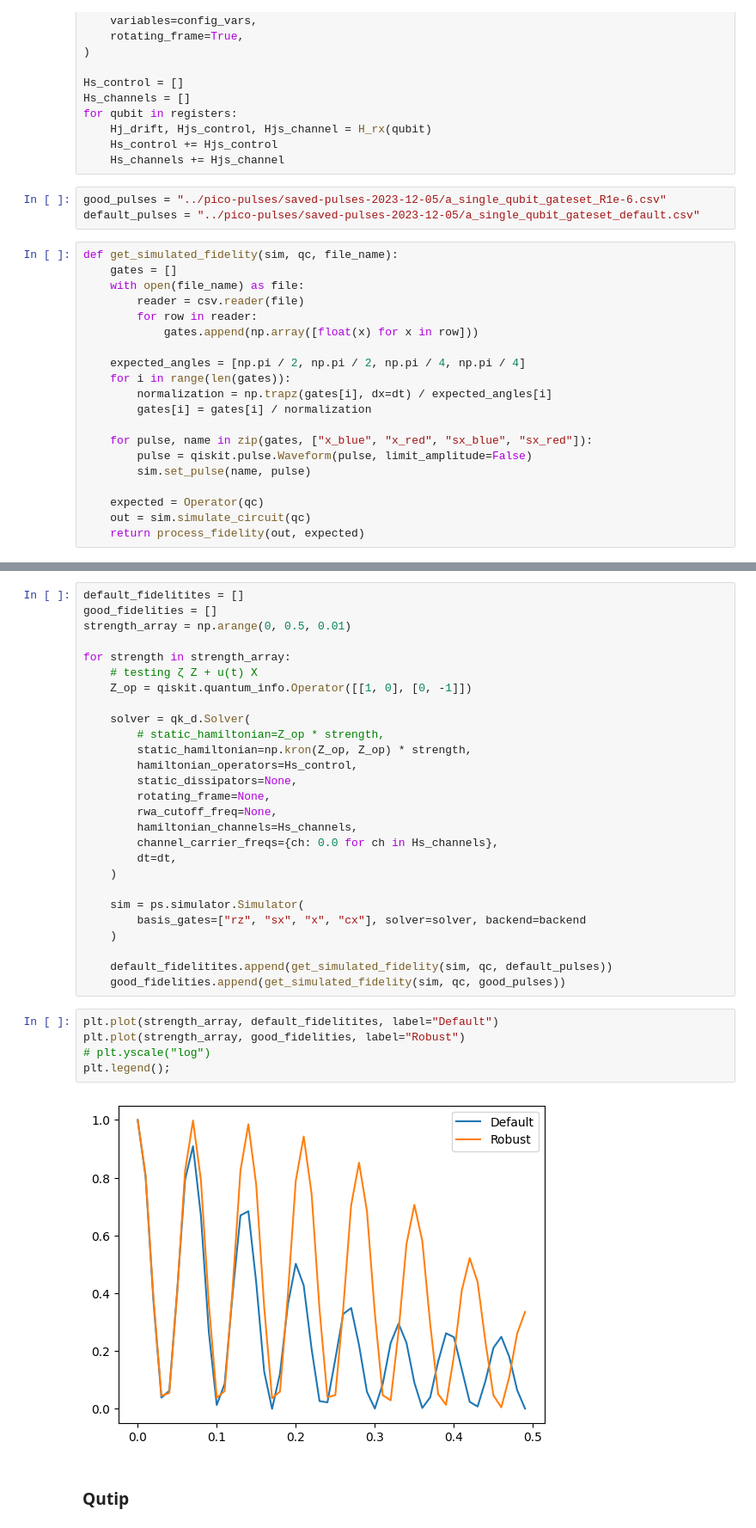
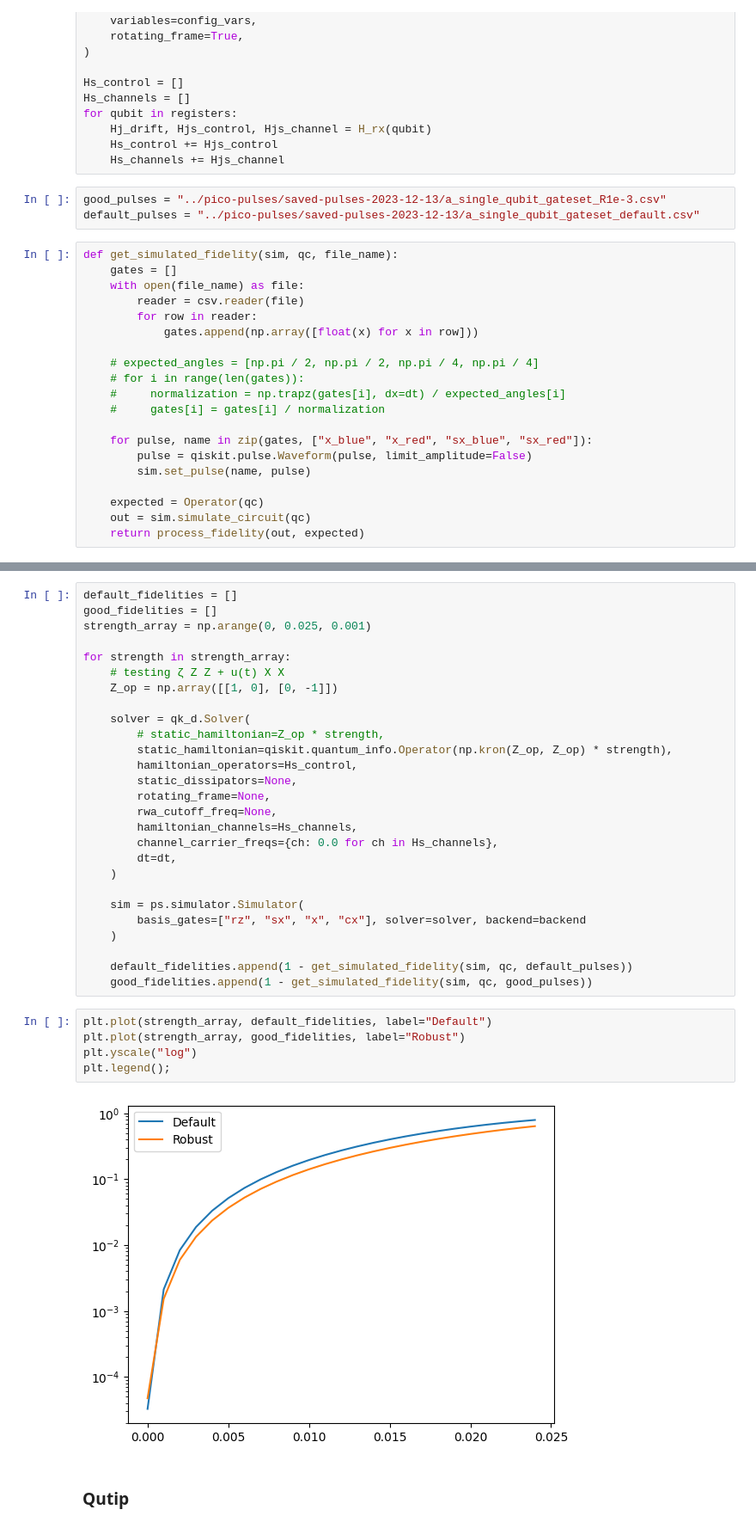
Before and after one commit to andgoldschmidt/pulse-simulator, a Jupyter notebook: notebooks/05_testing_pulses.ipynb, the cells around one changed output, grey strips where cells are left out. Shown: that part at 86% size. Saved outputs shown, nothing was run; the diff lists cells and outputs as text.

```diff
--- a/notebooks/05_testing_pulses.ipynb
+++ b/notebooks/05_testing_pulses.ipynb
@@ -38,8 +38,8 @@ for qubit in registers:
     Hs_control += Hjs_control
     Hs_channels += Hjs_channel
 # %%
-good_pulses = "../pico-pulses/saved-pulses-2023-12-05/a_single_qubit_gateset_R1e-6.csv"
-default_pulses = "../pico-pulses/saved-pulses-2023-12-05/a_single_qubit_gateset_default.csv"
+good_pulses = "../pico-pulses/saved-pulses-2023-12-13/a_single_qubit_gateset_R1e-3.csv"
+default_pulses = "../pico-pulses/saved-pulses-2023-12-13/a_single_qubit_gateset_default.csv"
 # %%
 def get_simulated_fidelity(sim, qc, file_name):
     gates = []
@@ -48,10 +48,10 @@ def get_simulated_fidelity(sim, qc, file_name):
         for row in reader:
             gates.append(np.array([float(x) for x in row]))
 
-    expected_angles = [np.pi / 2, np.pi / 2, np.pi / 4, np.pi / 4]
-    for i in range(len(gates)):
-        normalization = np.trapz(gates[i], dx=dt) / expected_angles[i]
-        gates[i] = gates[i] / normalization
+    # expected_angles = [np.pi / 2, np.pi / 2, np.pi / 4, np.pi / 4]
+    # for i in range(len(gates)):
+    #     normalization = np.trapz(gates[i], dx=dt) / expected_angles[i]
+    #     gates[i] = gates[i] / normalization
 
     for pulse, name in zip(gates, ["x_blue", "x_red", "sx_blue", "sx_red"]):
         pulse = qiskit.pulse.Waveform(pulse, limit_amplitude=False)
@@ -69,15 +91,15 @@ qc.x(1)
 # %%
-default_fidelitites = []
+default_fidelities = []
 good_fidelities = []
-strength_array = np.arange(0, 0.5, 0.01)
+strength_array = np.arange(0, 0.025, 0.001)
 
 for strength in strength_array:
-    # testing ζ Z + u(t) X
-    Z_op = qiskit.quantum_info.Operator([[1, 0], [0, -1]])
+    # testing ζ Z Z + u(t) X X
+    Z_op = np.array([[1, 0], [0, -1]])
 
     solver = qk_d.Solver(
         # static_hamiltonian=Z_op * strength,
-        static_hamiltonian=np.kron(Z_op, Z_op) * strength,
+        static_hamiltonian=qiskit.quantum_info.Operator(np.kron(Z_op, Z_op) * strength),
         hamiltonian_operators=Hs_control,
         static_dissipators=None,
         rotating_frame=None,
@@ -91,15 +113,15 @@ for strength in strength_array:
         basis_gates=["rz", "sx", "x", "cx"], solver=solver, backend=backend
     )
 
-    default_fidelitites.append(get_simulated_fidelity(sim, qc, default_pulses))
-    good_fidelities.append(get_simulated_fidelity(sim, qc, good_pulses))
+    default_fidelities.append(1 - get_simulated_fidelity(sim, qc, default_pulses))
+    good_fidelities.append(1 - get_simulated_fidelity(sim, qc, good_pulses))
 # %%
-plt.plot(strength_array, default_fidelitites, label="Default")
+plt.plot(strength_array, default_fidelities, label="Default")
 plt.plot(strength_array, good_fidelities, label="Robust")
-# plt.yscale("log")
+plt.yscale("log")
 plt.legend();
 # %% [output]
-[figure, old version]
+[figure, new version]
 # %% [markdown]
 ### Qutip
 # %%
```
Also changed, not shown: parts of 9 cells of this notebook.
